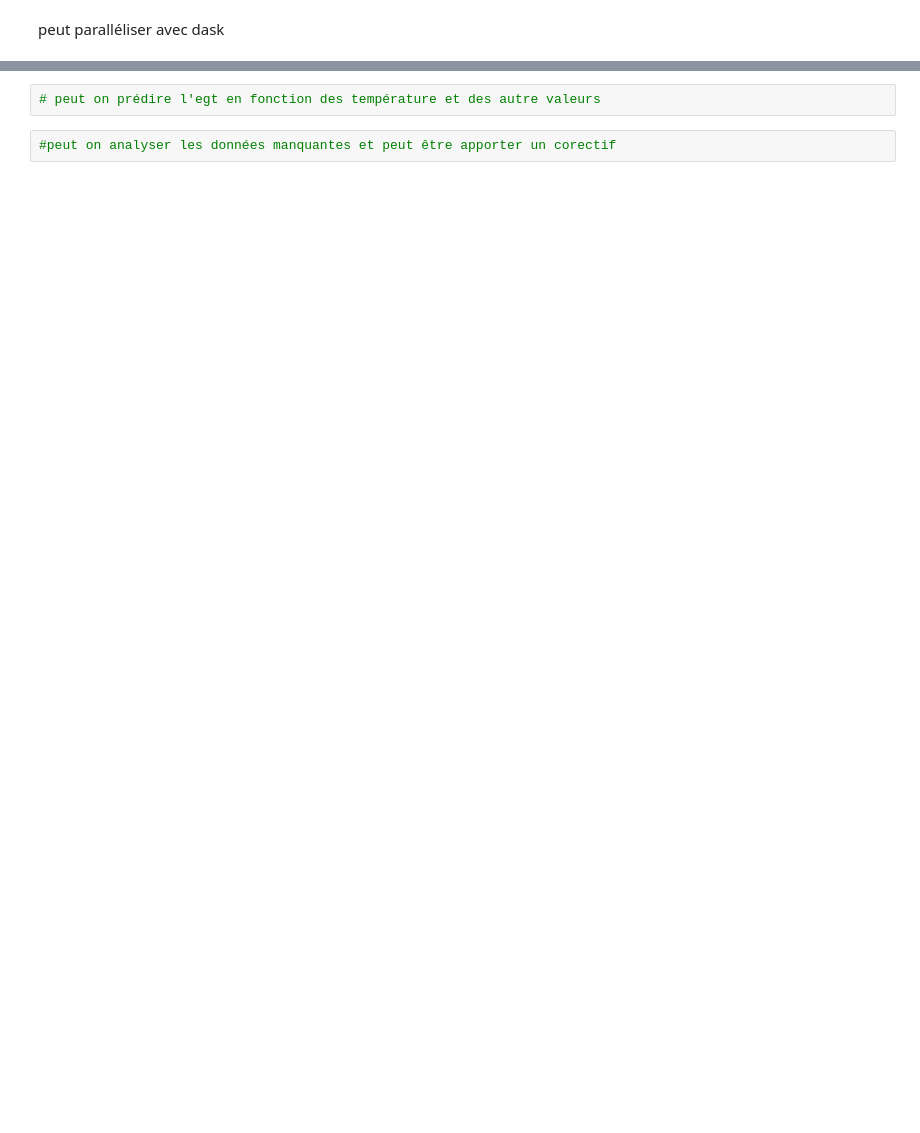
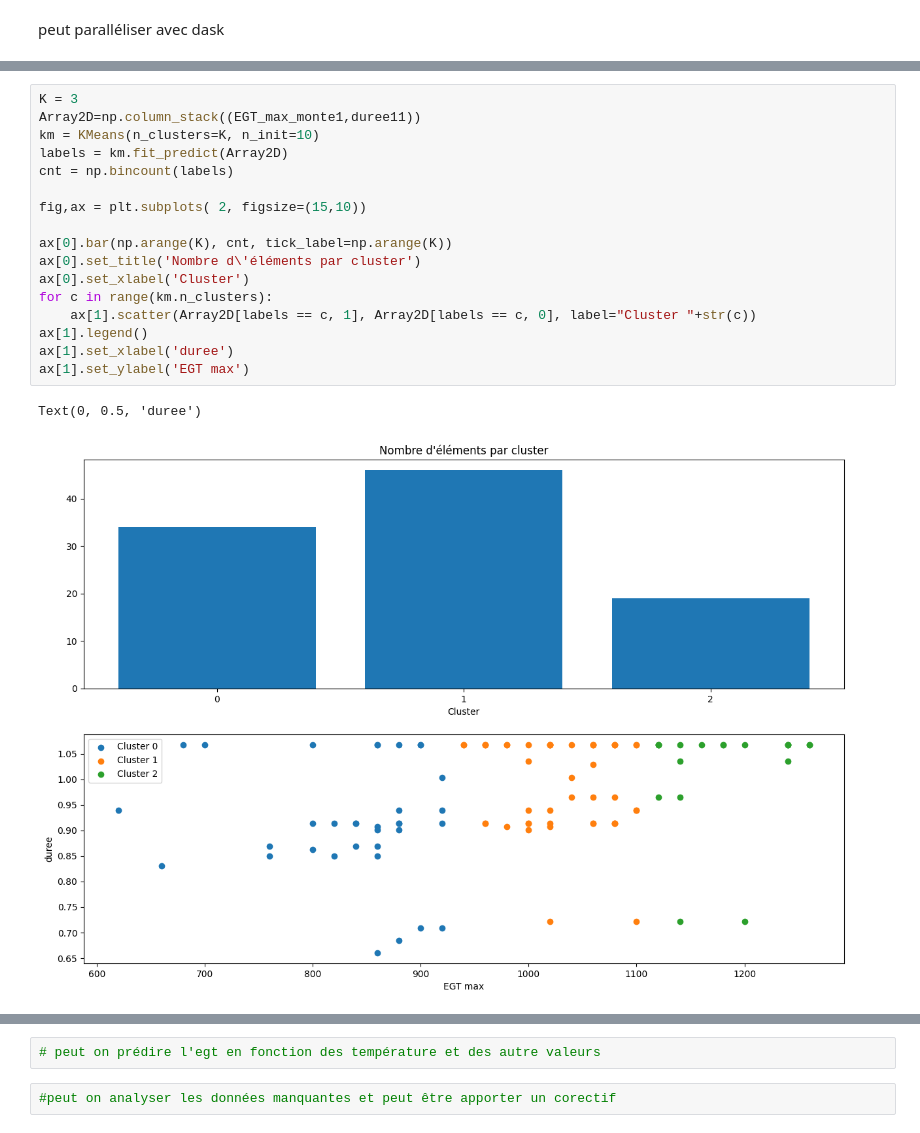
Before and after one commit to KrValentin/stats_descriptive_project, a Jupyter notebook: notebooks/Felix001.ipynb, the cells around one changed output, grey strips where cells are left out. Cells and saved outputs as stored; diff of their text form; blank space fills up the shorter version.

```diff
--- a/notebooks/Felix001.ipynb
+++ b/notebooks/Felix001.ipynb
@@ -219 +308,21 @@ plt.scatter(duree11,EGT_max_monte1)
+# %%
+K = 3
+Array2D=np.column_stack((EGT_max_monte1,duree11))
+km = KMeans(n_clusters=K, n_init=10)
+labels = km.fit_predict(Array2D)
+cnt = np.bincount(labels)
+
+fig,ax = plt.subplots( 2, figsize=(15,10))
+
+ax[0].bar(np.arange(K), cnt, tick_label=np.arange(K))
+ax[0].set_title('Nombre d\'éléments par cluster')
+ax[0].set_xlabel('Cluster')
+for c in range(km.n_clusters):
+    ax[1].scatter(Array2D[labels == c, 1], Array2D[labels == c, 0], label="Cluster "+str(c))
+ax[1].legend()
+ax[1].set_xlabel('duree')
+ax[1].set_ylabel('EGT max')
+# %% [output]
+Text(0, 0.5, 'duree')
+[figure, added]
 # %%
```
Also changed, not shown: parts of 22 cells of this notebook, 4 other files.
